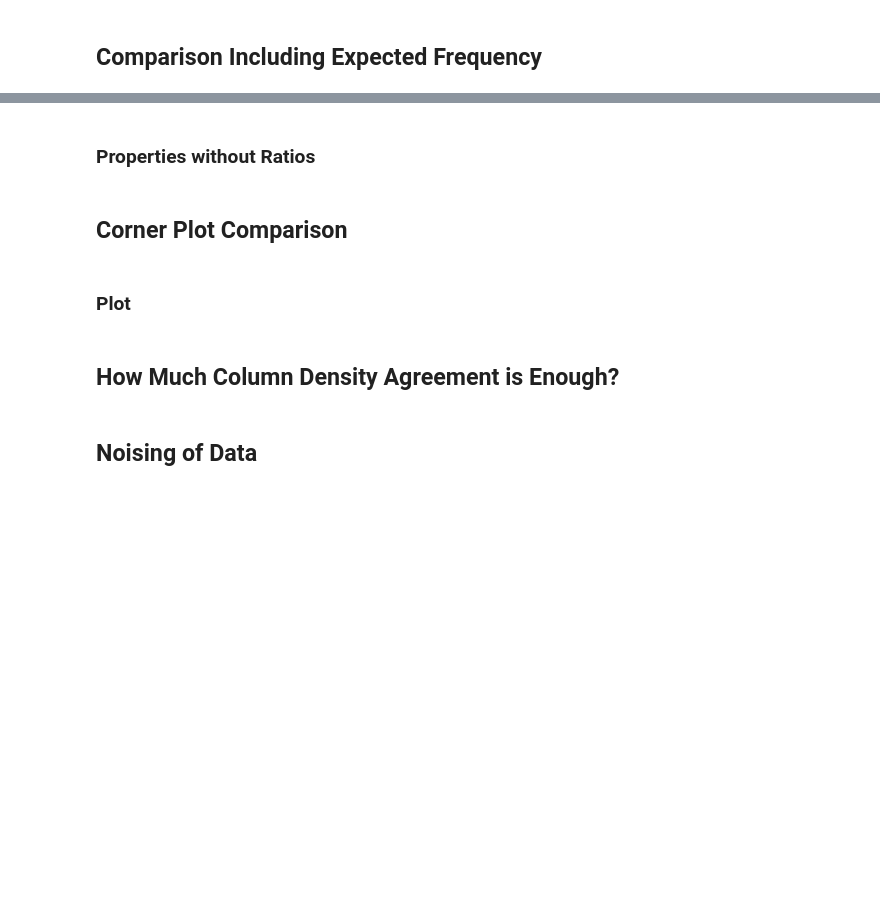
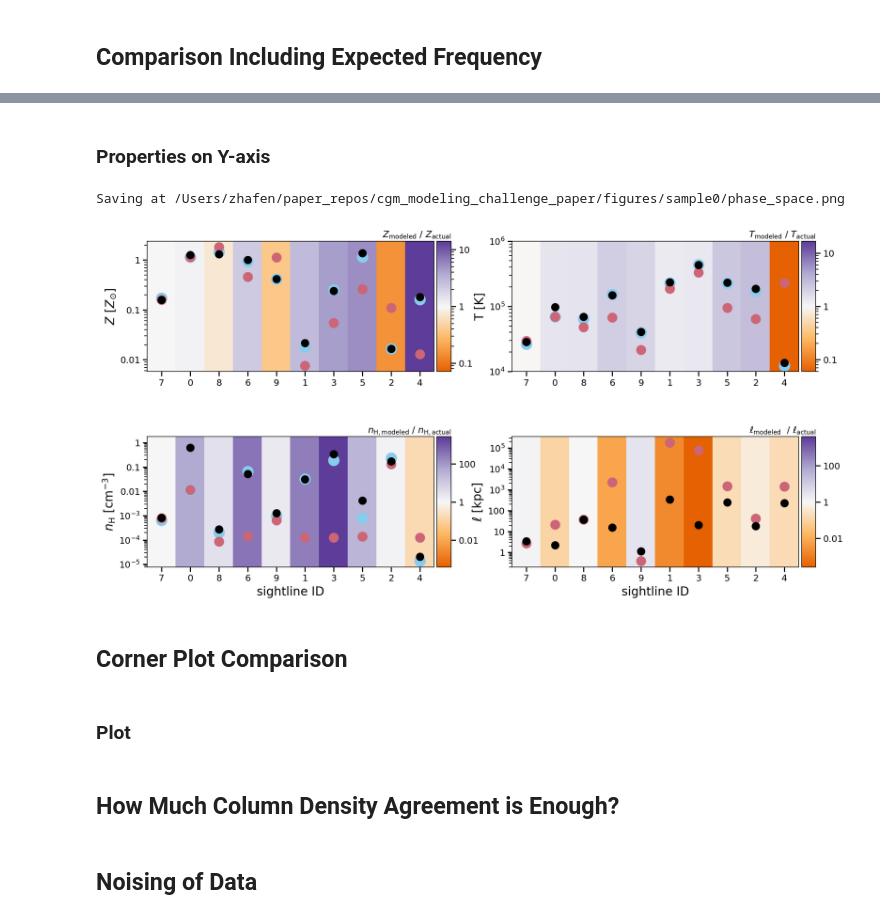
Before and after one commit to chummels/cgm_modeling_challenge, a Jupyter notebook: sample0_comparison.ipynb, the cells around one changed output, grey strips where cells are left out. Saved outputs shown, nothing was run; the diff lists cells and outputs as text; code cells hidden in the pictures; blank space fills up the shorter version.

```diff
--- a/sample0_comparison.ipynb
+++ b/sample0_comparison.ipynb
@@ -28,6 +30,8 @@ pm = trove.link_params_to_config(
     '/Users/zhafen/repos/cgm_modeling_challenge/sample2.trove',
     script_id = 'nb.2',
 )
+# %%
+agreement_cmap = palettable.colorbrewer.diverging.PuOr_5.mpl_colormap
 # %%
 figure_dir = pm['figure_dir']
 os.makedirs( figure_dir, exist_ok=True )
@@ -566,2 +477,0 @@ for key in [ 'metallicity', 'H_density', 'temperature', 'length' ]:
-# %% [markdown]
-### Properties without Ratios
@@ -589,8 +478,17 @@ xs = modeled.index
+# %% [markdown]
+### Properties on Y-axis
 # %%
 clean_mosaic = [
-    [ 'T', 'l', ],
-    [ 'nH', 'Z', ],
+    [ 'Z', 'T', ],
+    [ 'nH', 'l' ],
 ]
+# %%
+y_labels = {
+    'Z': r'$Z_{\rm modeled}$ / $Z_{\rm actual}$',
+    'nH': r'$n_{\rm H, modeled}$ / $n_{\rm H, actual}$',
+    'T': r'$T_{\rm modeled}$ / $T_{\rm actual}$',
+    'l': r'$\ell_{\rm modeled}$  / $\ell_{\rm actual}$',
+}
 # %%
 # Setup Figure
 n_rows_clean = 2
@@ -599,20 +497,27 @@ aspect_ratio = 2
 fig = plt.figure( figsize=(n_cols_clean*panel_length*aspect_ratio, n_rows_clean*panel_length), facecolor='w' )
 ax_dict = fig.subplot_mosaic(
     clean_mosaic,
+    gridspec_kw = { 'hspace': 0.5 },
 )
+
+ratio = actual['Z'] / found['Z']
+ordered_inds = np.argsort( np.abs( np.log10( ratio ) ) )
 
 for key in prop_keys:
 
     ax = ax_dict[key]
 
-    ratio = np.log10( actual[key] / found[key] )
-    ordered_inds = np.argsort( np.abs( ratio ) )
+    ratio = actual[key] / found[key]
+
+    ratio_loglim = np.nanmax( np.abs( np.log10( actual[key] / found[key] ) ) )
+    ratio_min = 10.**-ratio_loglim
+    ratio_max = 10.**ratio_loglim
 
     # Shade regions
-    norm = matplotlib.colors.LogNorm( vmin, vmax )
-    for i, c_value in enumerate( pdf_values[ordered_inds] ):
+    norm = matplotlib.colors.LogNorm( vmin=ratio_min, vmax=ratio_max )
+    for i, c_value in enumerate( ratio[ordered_inds] ):
 
-        c = palettable.cubehelix.classic_16_r.mpl_colormap( norm( c_value ) )
+        c = agreement_cmap( norm( c_value ) )
 
         ax.fill_between(
             [ xs[i] - 0.5, xs[i] + 0.5 ],
@@ -653,34 +558,53 @@ for key in prop_keys:
             s = 200,
         )
     except KeyError:
         pass
 
     if logscale[key]:
         ax.set_yscale( 'log' )
 
     # X ticks
     ax.set_xticks( xs )
     ax.set_xticklabels( ordered_inds )
 
     ax.set_xlim( xs[0] - 0.5, xs[-1] + 0.5 )
     if key in lims:
         ax.set_ylim( lims[key] )
 
+
+    # Colorbars
+    # Create divider for existing axes instance
+    divider = make_axes_locatable( ax )
+    # Append axes to the right of ax, with 5% width of ax
+    cax = divider.append_axes("right", pad=0.05, size='5%')
+    cb = matplotlib.colorbar.ColorbarBase( cax, cmap=agreement_cmap, norm=norm )
+    cax.annotate(
+        text = y_labels[key],
+        xy = ( 1, 1 ),
+        xytext = ( 0, 5 ),
+        xycoords = 'axes fraction',
+        textcoords = 'offset points',
+        ha = 'right',
+    )
+
 # Cleanup
 for x_key, ax in ax_dict.items():
 
     if x_key == 'legend':
         continue
 
     subplotspec = ax.get_subplotspec()
 
     ax.set_ylabel( labels[x_key], fontsize=16 )
     if subplotspec.is_last_row():
         ax.set_xlabel( 'sightline ID', fontsize=16 )
 
-savefile = os.path.join( figure_dir, 'comparison.pdf' )
+# savefile = os.path.join( figure_dir, 'comparison.pdf' )
 print( 'Saving at {}'.format( savefile ) )
 plt.savefig( savefile, bbox_inches='tight' )
+# %% [output]
+Saving at /Users/zhafen/paper_repos/cgm_modeling_challenge_paper/figures/sample0/phase_space.png
+[figure, added]
 # %% [markdown]
 ## Corner Plot Comparison
 # %% [markdown]
```
Also changed, not shown: parts of 31 cells of this notebook.
